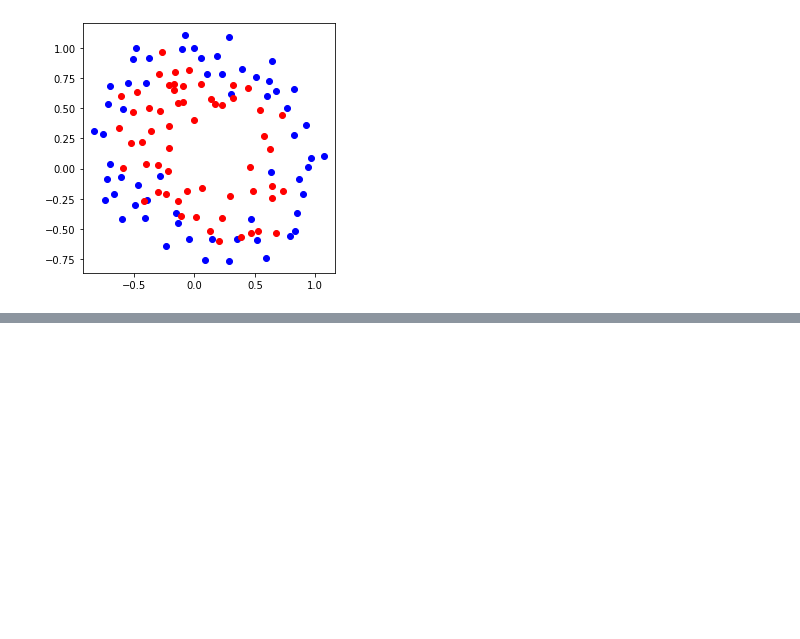
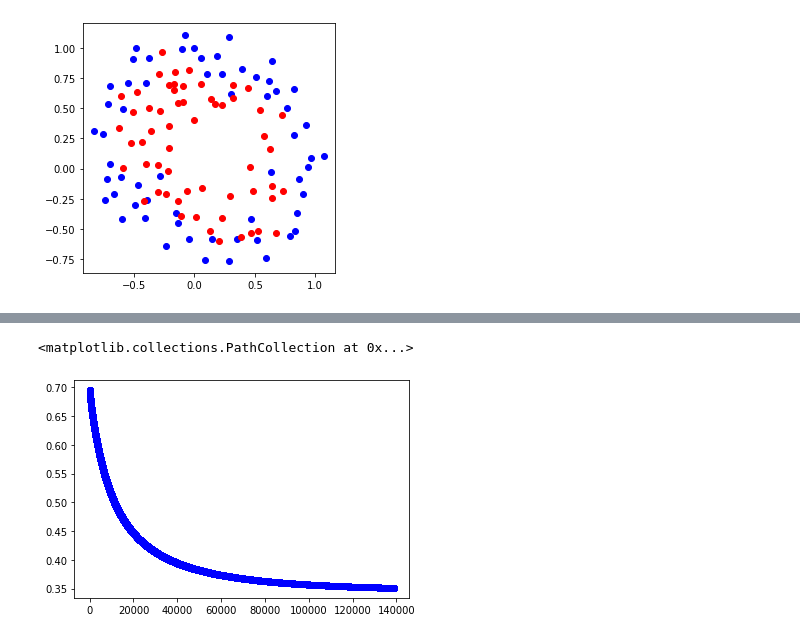
Before and after one commit to crescent98/machinelearning35911, a Jupyter notebook: assignment06.ipynb, the cells around one changed output, grey strips where cells are left out. Cells and saved outputs as stored; diff of their text form; code cells hidden in the pictures; blank space fills up the shorter version.

```diff
--- a/assignment06.ipynb
+++ b/assignment06.ipynb
@@ -26,0 +116,10 @@ plt.show()
+# %%
+m=len(data)
+a=0.01
+objective=[]
+#values of cost function results
+theta=[]
+#theta0, theta1, theta2, theta3, theta4, theta5, theta6
+gradient_data=[]
+i=0
+theta_temp=[0.01,0.01,0.01,0.01,0.01,0.01,0.01,0.01]
@@ -26,0 +188,5 @@ plt.show()
+# %%
+plt.scatter(range(0,i+1),objective,c="#0000ff")
+# %% [output]
+<matplotlib.collections.PathCollection at 0x...>
+[figure, added]
```
Also changed, not shown: parts of 11 cells of this notebook.
